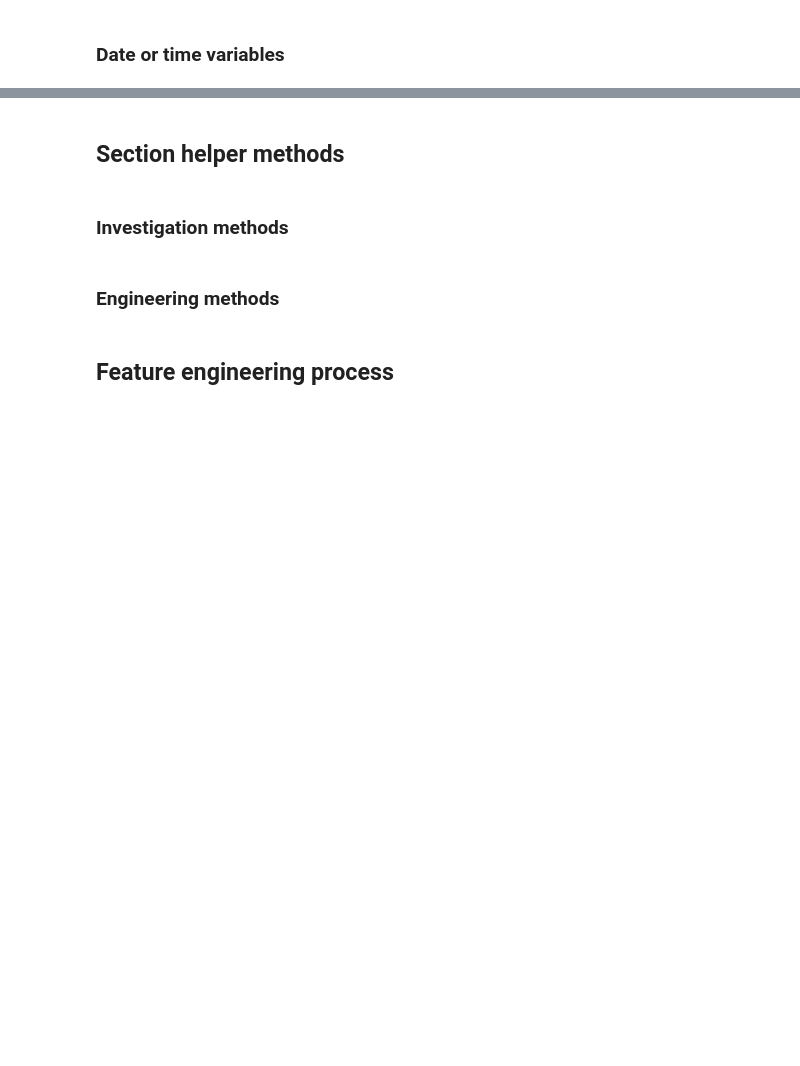
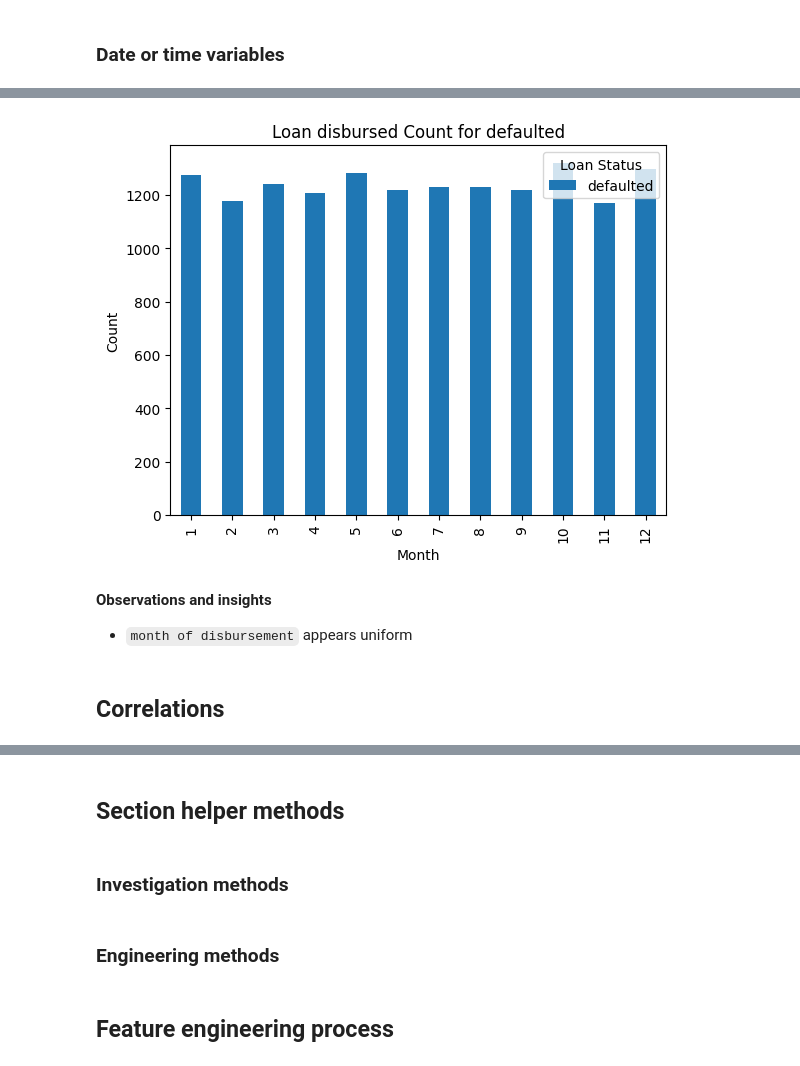
Before and after one commit to TheRealSirBen/Claxon-Data-Science-Hackathon-Loan-Default-Prediction, a Jupyter notebook: model/train_model.ipynb, the cells around one changed output, grey strips where cells are left out. Cells and saved outputs as stored; diff of their text form; code cells hidden in the pictures; blank space fills up the shorter version.

```diff
--- a/model/train_model.ipynb
+++ b/model/train_model.ipynb
@@ -822,0 +1126,17 @@ Image(filename=_viz_name)
+# %%
+counts = default_df.groupby([DatetimeIndex(default_df['disbursemet_date']).month, target_variable])['disbursemet_date'].count()
+counts.unstack(fill_value=0).plot(kind='bar')
+plt.xlabel('Month')
+plt.ylabel('Count')
+plt.title('Loan disbursed Count for defaulted')
+_viz_name = 'eda/date_distribution_defaulted.png'
+plt.savefig(_viz_name)
+# Display the image
+# Image(filename=_viz_name)
+# %% [output]
+[figure, added]
+# %% [markdown]
+****Observations and insights****
+- `month of disbursement` appears uniform
+# %% [markdown]
+## Correlations
```
Also changed, not shown: parts of 96 cells of this notebook, 9 other files.
